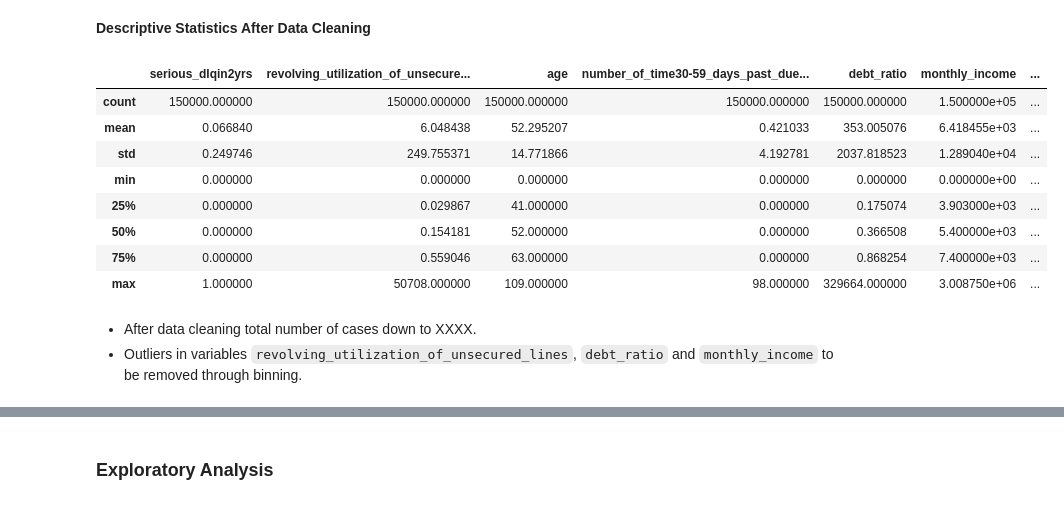
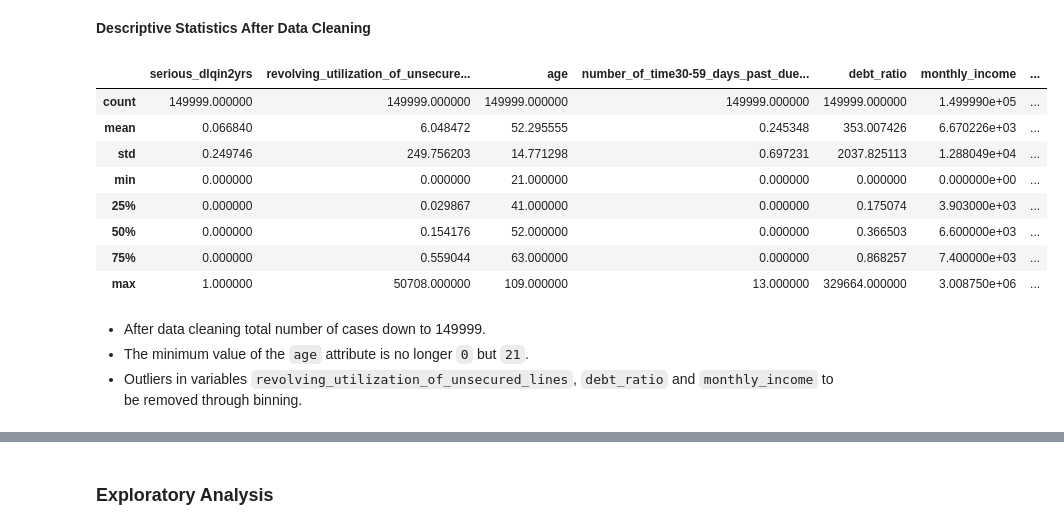
Before and after one commit to yaninaiberra/Fligoo_EDA, a Jupyter notebook: Fligoo_TechInterview_Credit.ipynb, the cells around one changed output, grey strips where cells are left out. Drawn from its saved outputs; the diff is of its cells as text; code cells hidden in the pictures.

```diff
--- a/Fligoo_TechInterview_Credit.ipynb
+++ b/Fligoo_TechInterview_Credit.ipynb
@@ -495,0 +449,2 @@ dtype: int64
+# %%
+borrowers_with_mean.drop(borrowers_with_mean[borrowers_with_mean.age == 0].index, inplace=True)
@@ -496,17 +546,18 @@ dtype: int64
 # %% [markdown]
 **Descriptive Statistics After Data Cleaning**
 # %%
-borrowers_with_median.describe()
+borrowers_with_mean.describe()
 # %% [output]
 |  | serious_dlqin2yrs | revolving_utilization_of_unsecure... | age | number_of_time30-59_days_past_due... | debt_ratio | monthly_income | ... |
-| count | 150000.000000 | 150000.000000 | 150000.000000 | 150000.000000 | 150000.000000 | 1.500000e+05 | ... |
-| mean | 0.066840 | 6.048438 | 52.295207 | 0.421033 | 353.005076 | 6.418455e+03 | ... |
-| std | 0.249746 | 249.755371 | 14.771866 | 4.192781 | 2037.818523 | 1.289040e+04 | ... |
-| min | 0.000000 | 0.000000 | 0.000000 | 0.000000 | 0.000000 | 0.000000e+00 | ... |
+| count | 149999.000000 | 149999.000000 | 149999.000000 | 149999.000000 | 149999.000000 | 1.499990e+05 | ... |
+| mean | 0.066840 | 6.048472 | 52.295555 | 0.245348 | 353.007426 | 6.670226e+03 | ... |
+| std | 0.249746 | 249.756203 | 14.771298 | 0.697231 | 2037.825113 | 1.288049e+04 | ... |
+| min | 0.000000 | 0.000000 | 21.000000 | 0.000000 | 0.000000 | 0.000000e+00 | ... |
 | 25% | 0.000000 | 0.029867 | 41.000000 | 0.000000 | 0.175074 | 3.903000e+03 | ... |
-| 50% | 0.000000 | 0.154181 | 52.000000 | 0.000000 | 0.366508 | 5.400000e+03 | ... |
-| 75% | 0.000000 | 0.559046 | 63.000000 | 0.000000 | 0.868254 | 7.400000e+03 | ... |
-| max | 1.000000 | 50708.000000 | 109.000000 | 98.000000 | 329664.000000 | 3.008750e+06 | ... |
+| 50% | 0.000000 | 0.154176 | 52.000000 | 0.000000 | 0.366503 | 6.600000e+03 | ... |
+| 75% | 0.000000 | 0.559044 | 63.000000 | 0.000000 | 0.868257 | 7.400000e+03 | ... |
+| max | 1.000000 | 50708.000000 | 109.000000 | 13.000000 | 329664.000000 | 3.008750e+06 | ... |
 # %% [markdown]
-- After data cleaning total number of cases down to XXXX.
+- After data cleaning total number of cases down to 149999.
+- The minimum value of the `age` attribute is no longer `0` but `21`.
 - Outliers in variables `revolving_utilization_of_unsecured_lines`, `debt_ratio` and `monthly_income` to be removed through binning.
```
Also changed, not shown: parts of 91 cells of this notebook.
